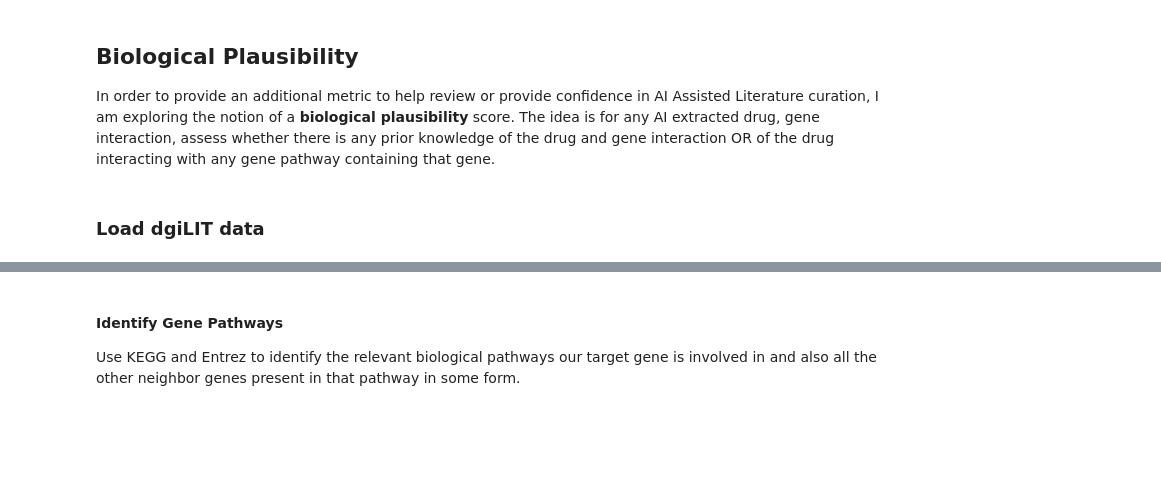
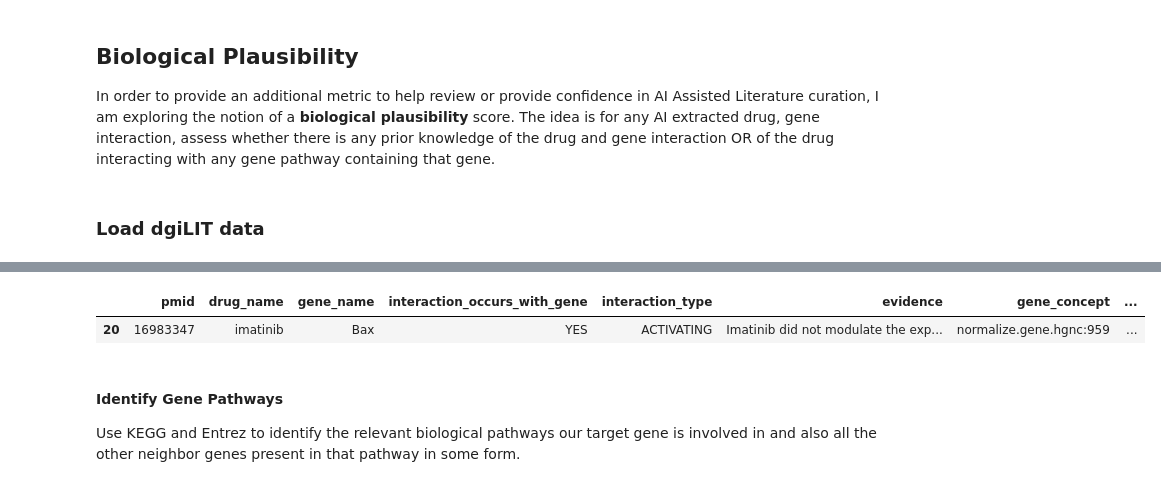
Before and after one commit to mcannon068nw/clinical-score-2, a Jupyter notebook: research/biological-plausibility/plausibility.ipynb, the cells around one changed output, grey strips where cells are left out. Cells and saved outputs as stored; diff of their text form; code cells hidden in the pictures; blank space fills up the shorter version.

```diff
--- a/research/biological-plausibility/plausibility.ipynb
+++ b/research/biological-plausibility/plausibility.ipynb
@@ -26,6 +26,11 @@ df.head()
 | 2 | 37004989 | Kynurenine | AhR | YES | ACTIVATING | An endogenous AhR ligand, kynuren... | normalize.gene.hgnc:348 | ... |
 | 3 | 33932119 | ONC201 | AKT | YES | INHIBITING | The compensatory, pro-survival PI... | normalize.gene.hgnc:391 | ... |
 | 4 | 26884600 | ONC201 | AKT | YES | INHIBITING | ONC201 (also called TIC10) is a s... | normalize.gene.hgnc:391 | ... |
+# %%
+df[df['drug_name']=='imatinib']
+# %% [output]
+|  | pmid | drug_name | gene_name | interaction_occurs_with_gene | interaction_type | evidence | gene_concept | ... |
+| 20 | 16983347 | imatinib | Bax | YES | ACTIVATING | Imatinib did not modulate the exp... | normalize.gene.hgnc:959 | ... |
 # %% [markdown]
 #### Identify Gene Pathways
 Use KEGG and Entrez to identify the relevant biological pathways our target gene is involved in and also all the other neighbor genes present in that pathway in some form.
```
Also changed, not shown: parts of 5 cells of this notebook.
